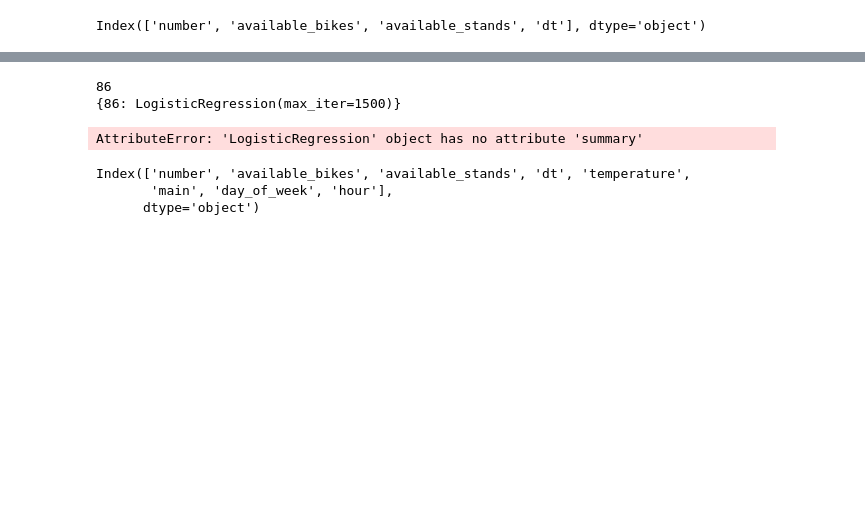
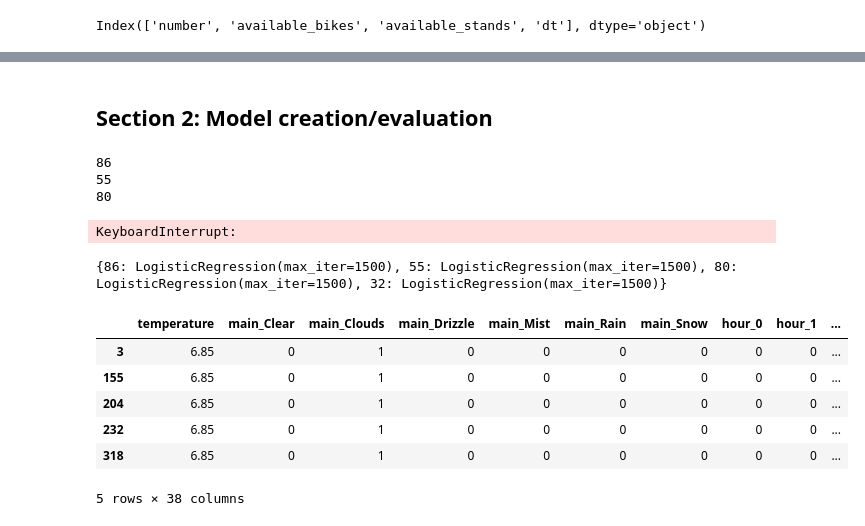
Before and after one commit to michaeldavitt/COMP30830_Dublin_Bikes_App, a Jupyter notebook: machineLearning/machineLearningModels.ipynb, the cells around one changed output, grey strips where cells are left out. Saved outputs shown, nothing was run; the diff lists cells and outputs as text; code cells hidden in the pictures; blank space fills up the shorter version.

```diff
--- a/machineLearning/machineLearningModels.ipynb
+++ b/machineLearning/machineLearningModels.ipynb
@@ -258,3 +117,5 @@ print(station_numbers)
+# %% [markdown]
+## Section 2: Model creation/evaluation
 # %%
 model={}
 
@@ -262,28 +123,33 @@ for station in station_numbers:
     station_df = df[df["number"] == station]
     X = station_df[["main", "hour", "day_of_week", "temperature"]]
     y = station_df["available_bikes"]
-    dummy_fields = ["main", "hour", "day_of_week"]
-    for each in dummy_fields:
-        dummies = pd.get_dummies(X[each], prefix=each, drop_first =False)
-        X = pd.concat([X, dummies], axis=1)
-    X = X.drop(dummy_fields, axis=1)
+    # dummy_fields = ["main", "hour", "day_of_week"]
+    # for each in dummy_fields:
+    #     dummies = pd.get_dummies(X[each], prefix=each, drop_first =False)
+    #     X = pd.concat([X, dummies], axis=1)
+    # X = X.drop(dummy_fields, axis=1)
     X_train, X_test, y_train, y_test = train_test_split(X,y)
     model[station] = LogisticRegression( solver='lbfgs', max_iter=1500)
-    test = model[station].fit(X_train, y_train)
+    model[station].fit(X_train, y_train)
     print(station)
-    break
 
 print(model)
 # %% [output]
 86
-{86: LogisticRegression(max_iter=1500)}
+55
+80
+KeyboardInterrupt:
-# %%
-print(test.summary())
-# %% [output]
-AttributeError: 'LogisticRegression' object has no attribute 'summary'
-# %%
-df.columns
-# %% [output]
-Index(['number', 'available_bikes', 'available_stands', 'dt', 'temperature',
-       'main', 'day_of_week', 'hour'],
-      dtype='object')
+# %%
+print(model)
+# %% [output]
+{86: LogisticRegression(max_iter=1500), 55: LogisticRegression(max_iter=1500), 80: LogisticRegression(max_iter=1500), 32: LogisticRegression(max_iter=1500)}
+# %%
+X.head()
+# %% [output]
+|  | temperature | main_Clear | main_Clouds | main_Drizzle | main_Mist | main_Rain | main_Snow | hour_0 | hour_1 | ... |
+| 3 | 6.85 | 0 | 1 | 0 | 0 | 0 | 0 | 0 | 0 | ... |
+| 155 | 6.85 | 0 | 1 | 0 | 0 | 0 | 0 | 0 | 0 | ... |
+| 204 | 6.85 | 0 | 1 | 0 | 0 | 0 | 0 | 0 | 0 | ... |
+| 232 | 6.85 | 0 | 1 | 0 | 0 | 0 | 0 | 0 | 0 | ... |
+| 318 | 6.85 | 0 | 1 | 0 | 0 | 0 | 0 | 0 | 0 | ... |
+5 rows × 38 columns
```
Also changed, not shown: parts of 39 cells of this notebook.
